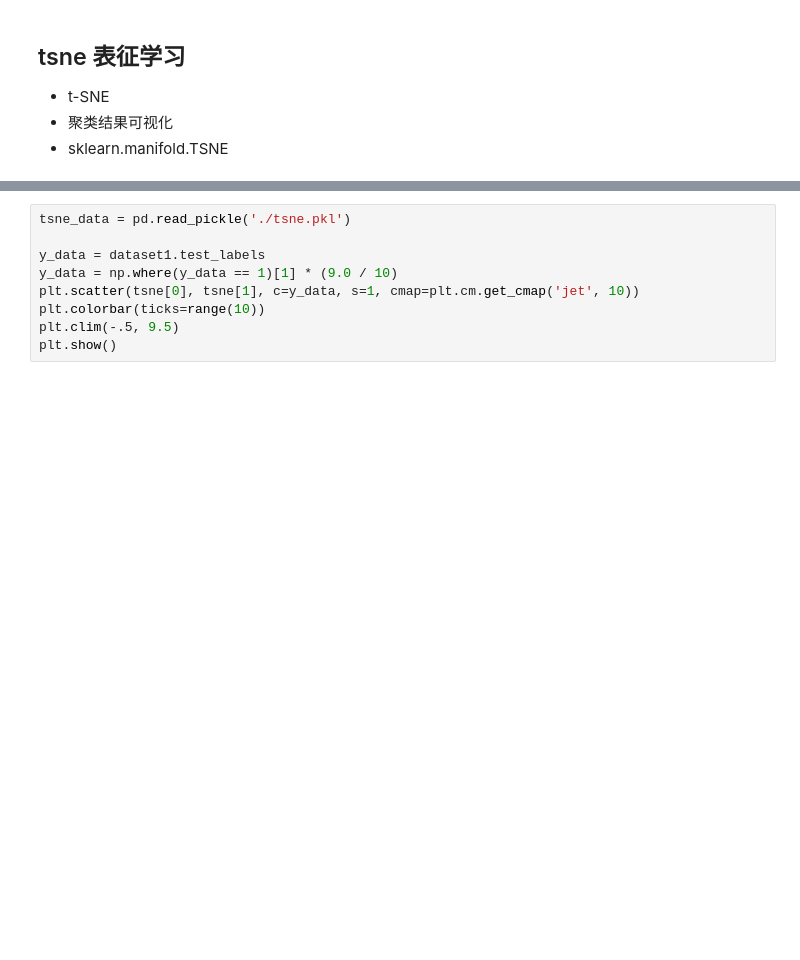
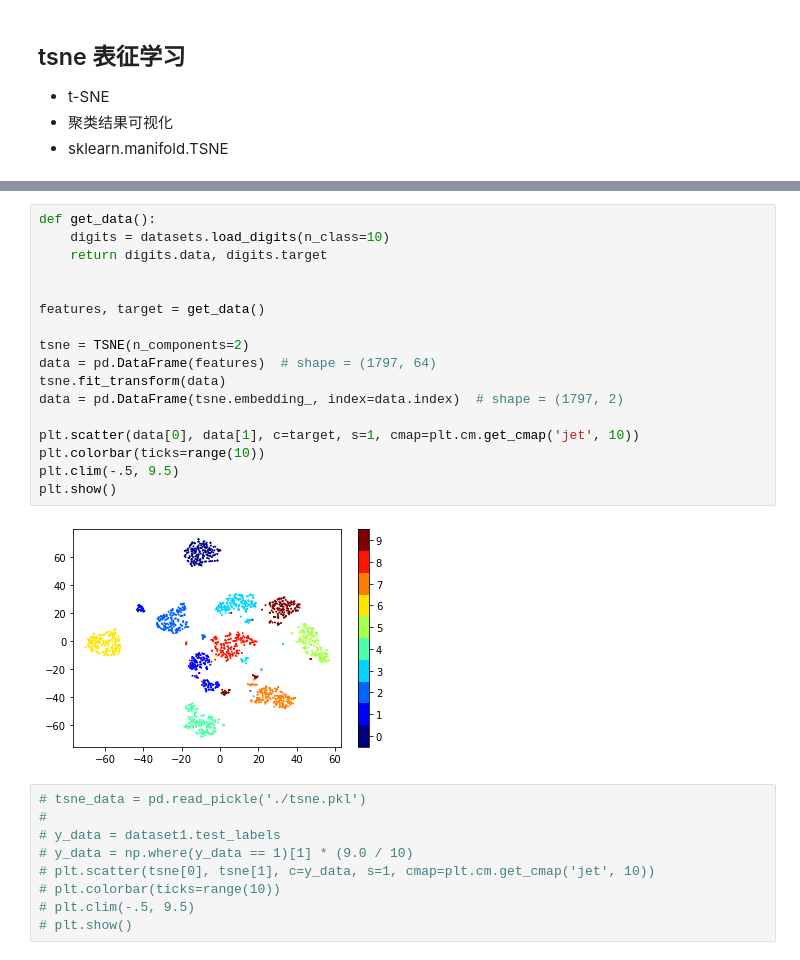
Before and after one commit to wolanx/pii, a Jupyter notebook: x10_ml/demo3-10_tsne/demo3-10.ipynb, the cells around one changed output, grey strips where cells are left out. Cells and saved outputs as stored; diff of their text form; blank space fills up the shorter version.

```diff
--- a/x10_ml/demo3-10_tsne/demo3-10.ipynb
+++ b/x10_ml/demo3-10_tsne/demo3-10.ipynb
@@ -81,9 +152,28 @@ data.to_pickle('./tsne.pkl')
+# %%
+def get_data():
+    digits = datasets.load_digits(n_class=10)
+    return digits.data, digits.target
+
+
+features, target = get_data()
+
+tsne = TSNE(n_components=2)
+data = pd.DataFrame(features)  # shape = (1797, 64)
+tsne.fit_transform(data)
+data = pd.DataFrame(tsne.embedding_, index=data.index)  # shape = (1797, 2)
+
+plt.scatter(data[0], data[1], c=target, s=1, cmap=plt.cm.get_cmap('jet', 10))
+plt.colorbar(ticks=range(10))
+plt.clim(-.5, 9.5)
+plt.show()
+# %% [output]
+[figure, added]
 # %%
-tsne_data = pd.read_pickle('./tsne.pkl')
-
-y_data = dataset1.test_labels
-y_data = np.where(y_data == 1)[1] * (9.0 / 10)
-plt.scatter(tsne[0], tsne[1], c=y_data, s=1, cmap=plt.cm.get_cmap('jet', 10))
-plt.colorbar(ticks=range(10))
-plt.clim(-.5, 9.5)
-plt.show()
+# tsne_data = pd.read_pickle('./tsne.pkl')
+#
+# y_data = dataset1.test_labels
+# y_data = np.where(y_data == 1)[1] * (9.0 / 10)
+# plt.scatter(tsne[0], tsne[1], c=y_data, s=1, cmap=plt.cm.get_cmap('jet', 10))
+# plt.colorbar(ticks=range(10))
+# plt.clim(-.5, 9.5)
+# plt.show()
```
Also changed, not shown: parts of 7 cells of this notebook, 2 other files.
